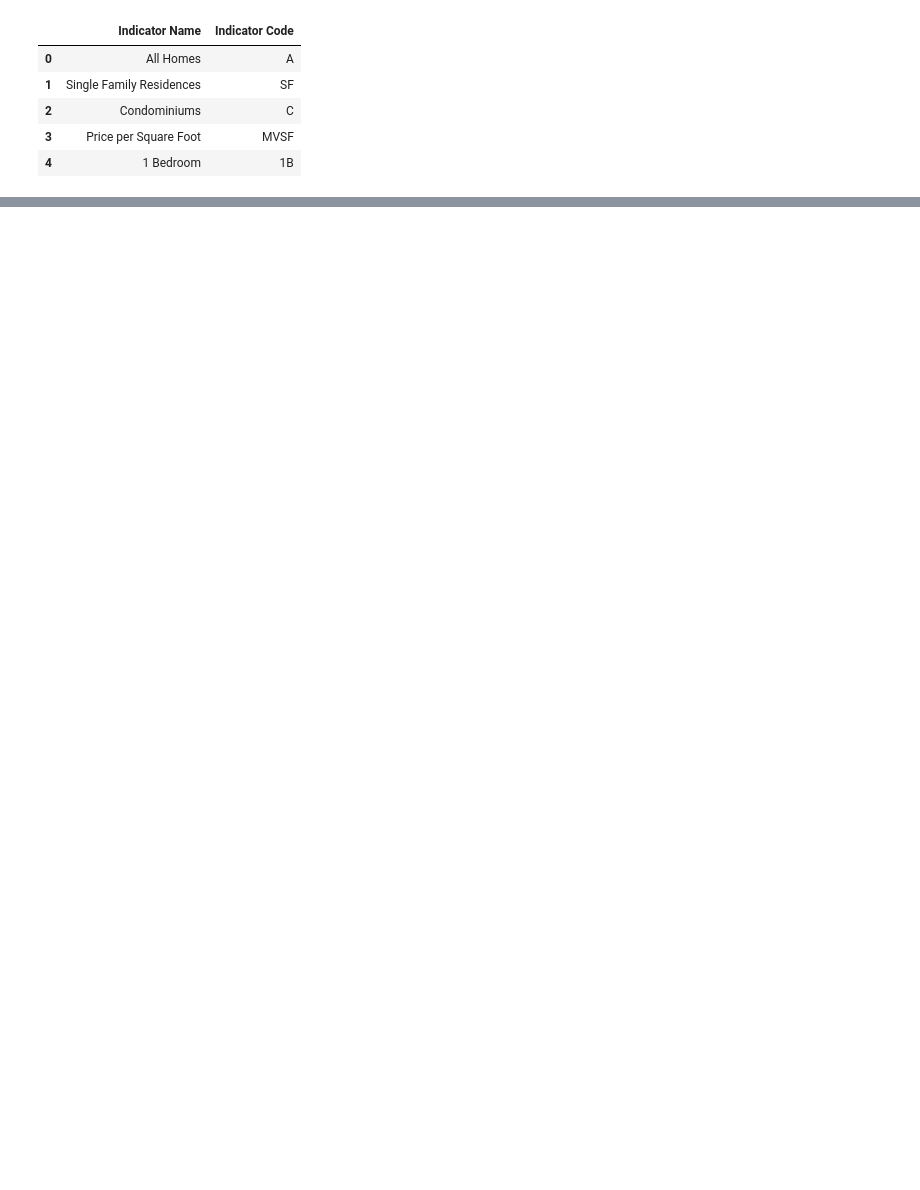
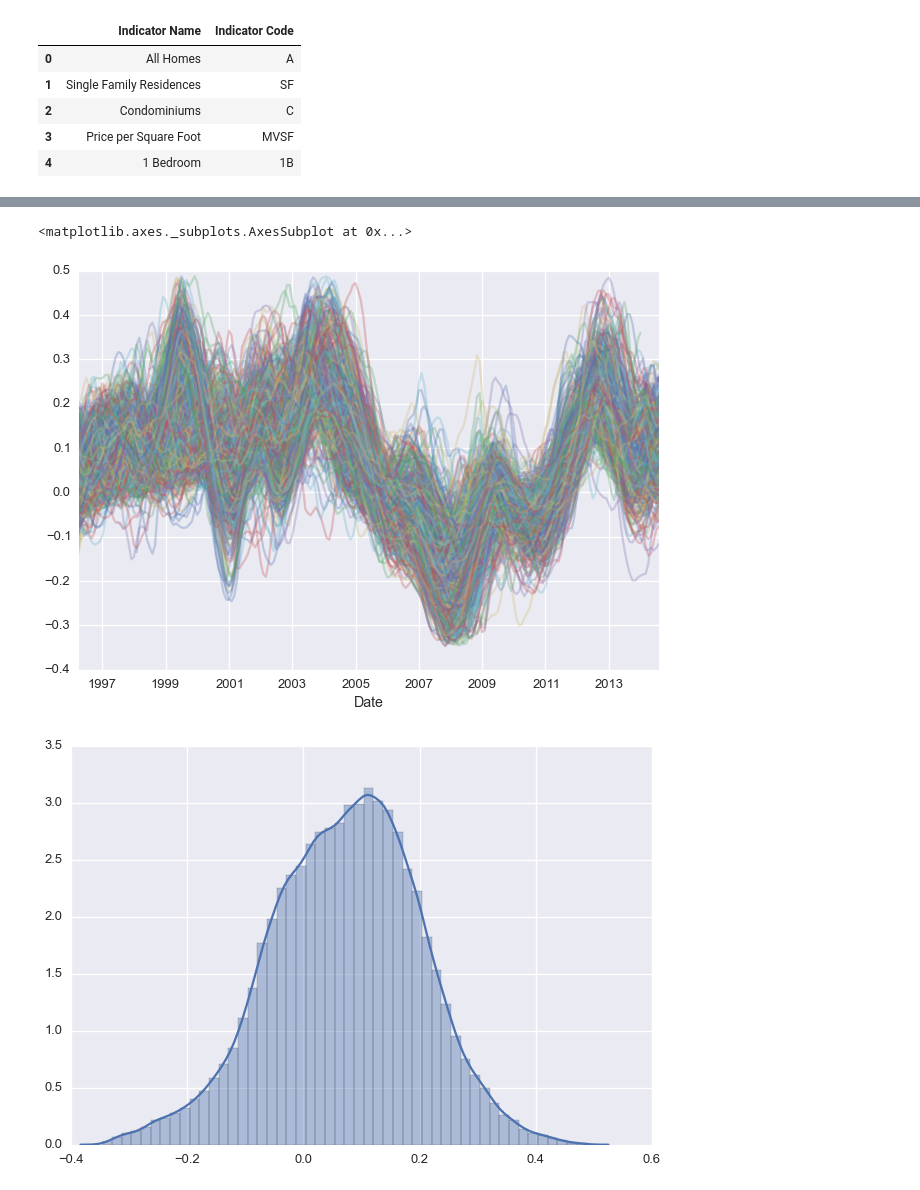
Before and after one commit to rhouck/re, a Jupyter notebook: explore.ipynb, the cells around one changed output, grey strips where cells are left out. Cells and saved outputs as stored; diff of their text form; code cells hidden in the pictures; blank space fills up the shorter version.

```diff
--- a/explore.ipynb
+++ b/explore.ipynb
@@ -42,0 +22,5 @@ indicator.columns = reversed(list(indicator.columns))
+# %%
+hoods = ut.load_hoods()
+cities = ut.load_cities()
+counties = ut.load_counties()
+indicators = ut.load_indicators()
@@ -91,0 +40,2 @@ Name: 1832, dtype: object
+# %%
+px = ut.load_quandl_data('hoods','A')
@@ -91,0 +51,9 @@ Name: 1832, dtype: object
+# %%
+fwd_ret = ut.get_forward_return(px, periods=12)
+fwd_ret.plot(legend=False, alpha=.3)
+plt.figure()
+sns.distplot(fwd_ret.stack())
+# %% [output]
+<matplotlib.axes._subplots.AxesSubplot at 0x...>
+[figure, added]
+[figure, added]
```
Also changed, not shown: parts of 26 cells of this notebook, 1 other file.
